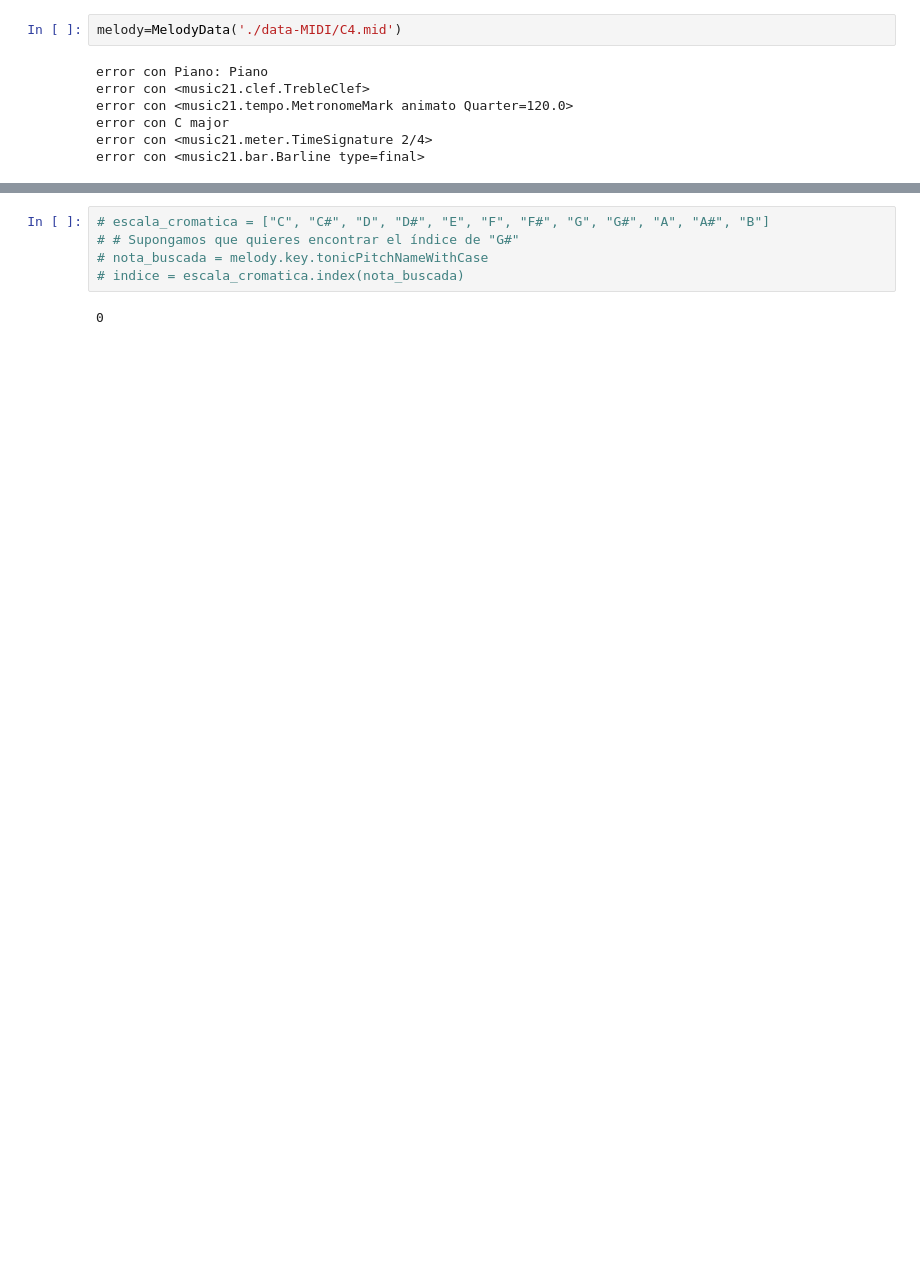
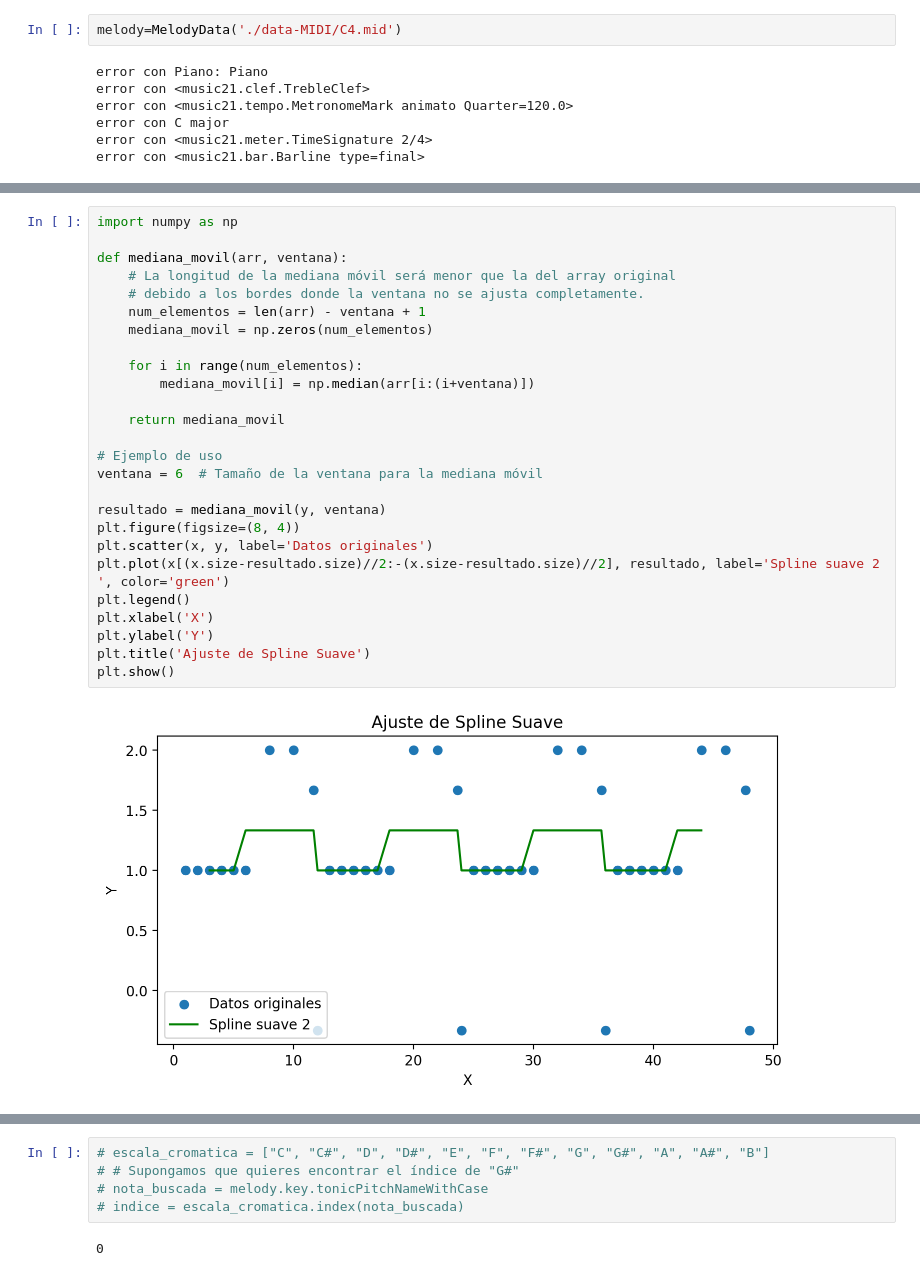
Before and after one commit to ArturoSirvent/DynArt, a Jupyter notebook: 002.1-GenAlgotmoFinally.ipynb, the cells around one changed output, grey strips where cells are left out. Drawn from its saved outputs; the diff is of its cells as text; blank space fills up the shorter version.

```diff
--- a/002.1-GenAlgotmoFinally.ipynb
+++ b/002.1-GenAlgotmoFinally.ipynb
@@ -550,0 +679,28 @@ melody.notes
+# %%
+import numpy as np
+
+def mediana_movil(arr, ventana):
+    # La longitud de la mediana móvil será menor que la del array original
+    # debido a los bordes donde la ventana no se ajusta completamente.
+    num_elementos = len(arr) - ventana + 1
+    mediana_movil = np.zeros(num_elementos)
+
+    for i in range(num_elementos):
+        mediana_movil[i] = np.median(arr[i:(i+ventana)])
+
+    return mediana_movil
+
+# Ejemplo de uso
+ventana = 6  # Tamaño de la ventana para la mediana móvil
+
+resultado = mediana_movil(y, ventana)
+plt.figure(figsize=(8, 4))
+plt.scatter(x, y, label='Datos originales')
+plt.plot(x[(x.size-resultado.size)//2:-(x.size-resultado.size)//2], resultado, label='Spline suave 2 ', color='green')
+plt.legend()
+plt.xlabel('X')
+plt.ylabel('Y')
+plt.title('Ajuste de Spline Suave')
+plt.show()
+# %% [output]
+[figure, added]
```
Also changed, not shown: parts of 33 cells of this notebook, 8 other files.
